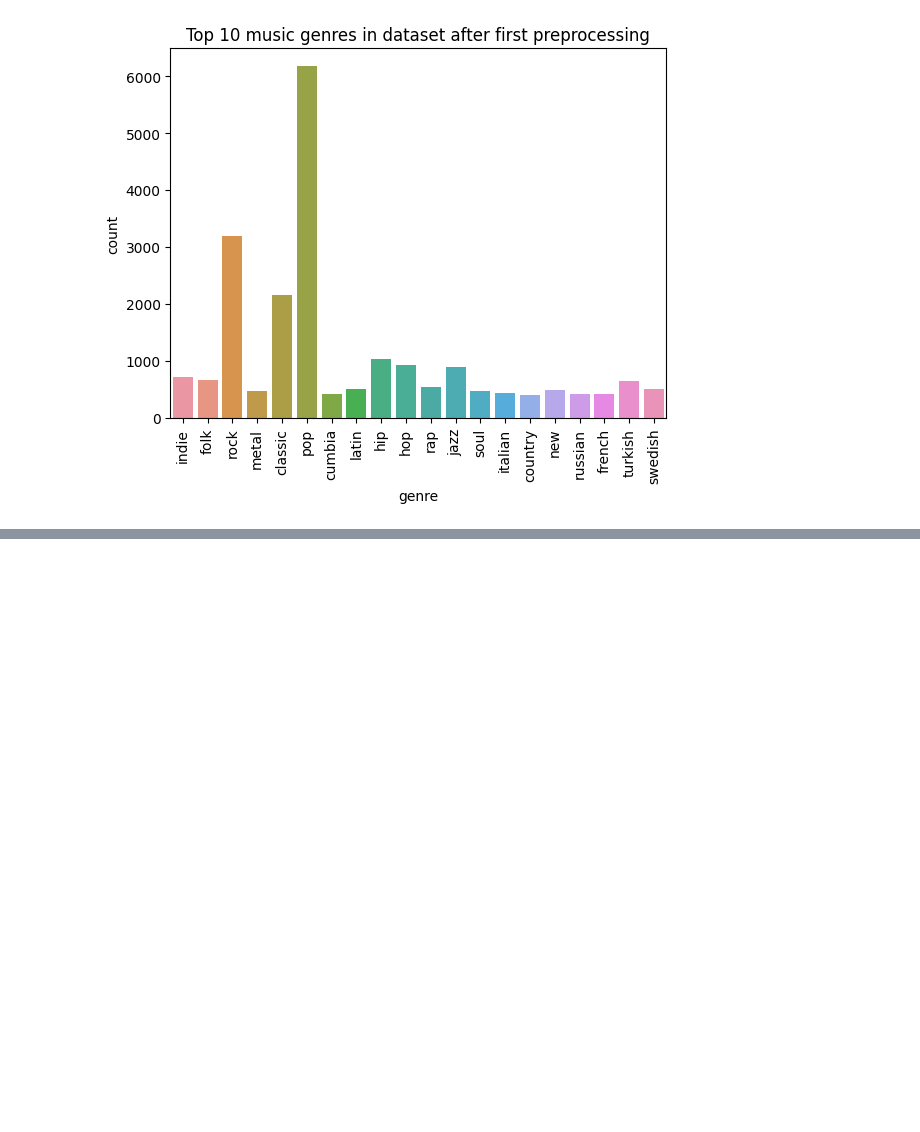
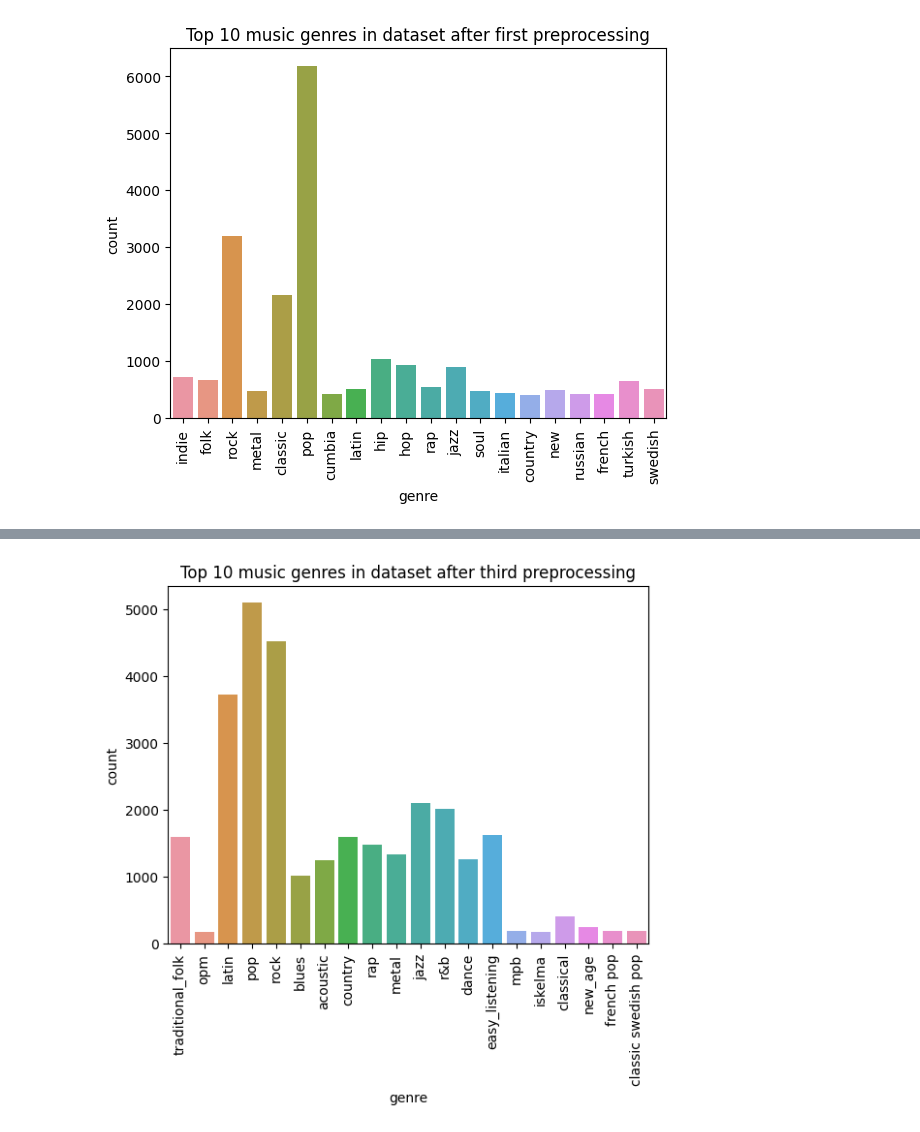
Before and after one commit to zxcvwrs/spotify-songs-ML, a Jupyter notebook: analiza_danych.ipynb, the cells around one changed output, grey strips where cells are left out. Saved outputs shown, nothing was run; the diff lists cells and outputs as text; code cells hidden in the pictures; blank space fills up the shorter version.

```diff
--- a/analiza_danych.ipynb
+++ b/analiza_danych.ipynb
@@ -1280,0 +1504,4 @@ Name: genres, Length: 27416, dtype: object
+# %%
+import json
+with open('new_genres.json', 'r') as file:
+    genres = json.load(file)
@@ -1280,0 +1527,33 @@ Name: genres, Length: 27416, dtype: object
+# %%
+artists_df_without_duplicates_preprocessed_third = artists_df_without_duplicates.copy()
+# %%
+import re
+def detect_and_expand_genres(subgenres):
+    expanded_genre_list = []
+    for genre in subgenres:
+        for main_genre, subgenres in genres.items():
+            if genre in subgenres:
+                expanded_genre_list.append(main_genre)
+                break
+        else:
+            expanded_genre_list.append(genre)
+    return expanded_genre_list
+# %%
+artists_df_without_duplicates_preprocessed_third['genres'] = artists_df_without_duplicates_preprocessed_third['genres'].apply(detect_and_expand_genres)
+# %%
+flatten_genres_after_third_preprocessing = flatten_series(artists_df_without_duplicates_preprocessed_third['genres'])
+df = pd.DataFrame({'genre': flatten_genres_after_third_preprocessing})
+
+genre_counts = flatten_genres_after_third_preprocessing.value_counts()
+genre_counts = genre_counts[:20]
+
+df = df[df['genre'].isin(genre_counts.index)]
+sns.countplot(x='genre', data=df)
+plt.xticks(rotation=90)
+plt.tick_params(axis='x', labelsize=10)
+plt.title('Top 10 music genres in dataset after third preprocessing')
+
+# Display the chart
+plt.show()
+# %% [output]
+[figure, added]
```
Also changed, not shown: parts of 47 cells of this notebook, 2 other files.
